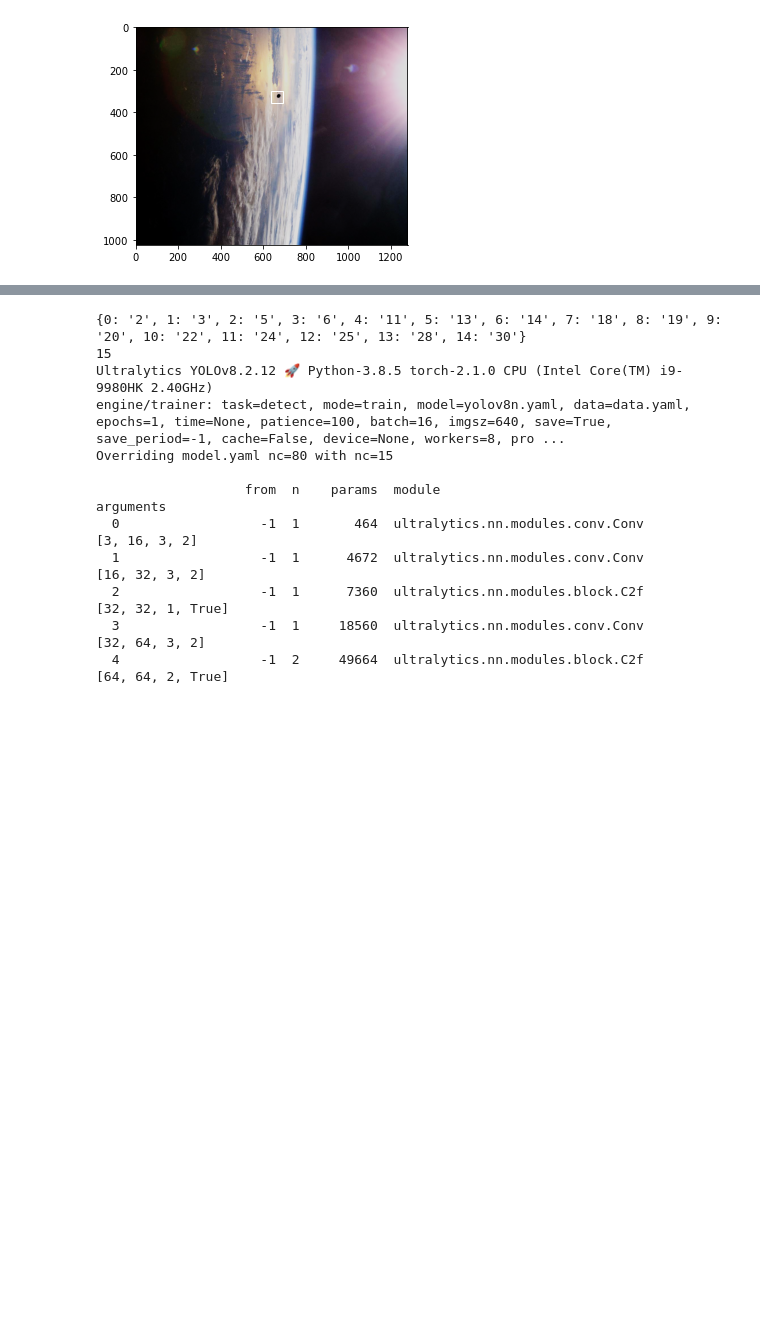
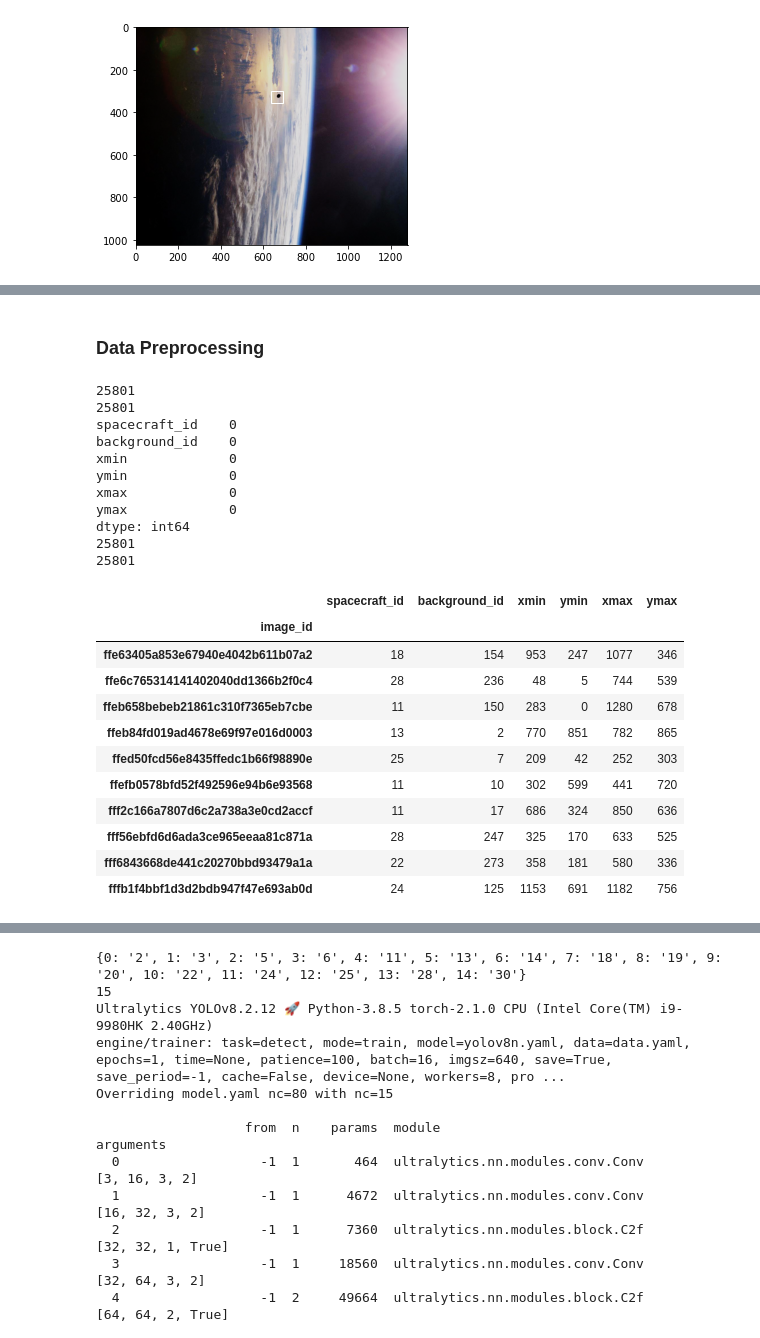
Before and after one commit to ouriquco/Space-Craft-Detection-Model, a Jupyter notebook: notebooks/spacecraft_detection_transfer_learning.ipynb, the cells around one changed output, grey strips where cells are left out. Saved outputs shown, nothing was run; the diff lists cells and outputs as text; code cells hidden in the pictures; blank space fills up the shorter version.

```diff
--- a/notebooks/spacecraft_detection_transfer_learning.ipynb
+++ b/notebooks/spacecraft_detection_transfer_learning.ipynb
@@ -104,0 +165,44 @@ Name: count, dtype: int64
+# %% [markdown]
+### Data Preprocessing
+# %%
+# Now we need to merge the metadata and labels so that the spaceships in the labeled data have their spaceship ID
+
+# Lets print out the length of the data frames to ensure they have the same quantity of observations
+print(len(train_meta))
+print(len(train_labels))
+
+# Merge DataFrames on image_id using inner join
+merged_df = pd.merge(train_meta, train_labels, on='image_id', how='inner')
+
+# Check that merge was successful by checking for NaN values
+nan_count_rows = merged_df.isna().sum()
+print(nan_count_rows)
+print(merged_df.index.size)
+
+# Lets check the size of the merged dataframe and peak at its contents
+print(len(merged_df))
+merged_df.tail(10)
+# %% [output]
+25801
+25801
+spacecraft_id    0
+background_id    0
+xmin             0
+ymin             0
+xmax             0
+ymax             0
+dtype: int64
+25801
+25801
+|  | spacecraft_id | background_id | xmin | ymin | xmax | ymax |
+| image_id |  |  |  |  |  |  |
+| ffe63405a853e67940e4042b611b07a2 | 18 | 154 | 953 | 247 | 1077 | 346 |
+| ffe6c765314141402040dd1366b2f0c4 | 28 | 236 | 48 | 5 | 744 | 539 |
+| ffeb658bebeb21861c310f7365eb7cbe | 11 | 150 | 283 | 0 | 1280 | 678 |
+| ffeb84fd019ad4678e69f97e016d0003 | 13 | 2 | 770 | 851 | 782 | 865 |
+| ffed50fcd56e8435ffedc1b66f98890e | 25 | 7 | 209 | 42 | 252 | 303 |
+| ffefb0578bfd52f492596e94b6e93568 | 11 | 10 | 302 | 599 | 441 | 720 |
+| fff2c166a7807d6c2a738a3e0cd2accf | 11 | 17 | 686 | 324 | 850 | 636 |
+| fff56ebfd6d6ada3ce965eeaa81c871a | 28 | 247 | 325 | 170 | 633 | 525 |
+| fff6843668de441c20270bbd93479a1a | 22 | 273 | 358 | 181 | 580 | 336 |
+| fffb1f4bbf1d3d2bdb947f47e693ab0d | 24 | 125 | 1153 | 691 | 1182 | 756 |
```
Also changed, not shown: parts of 20 cells of this notebook.
